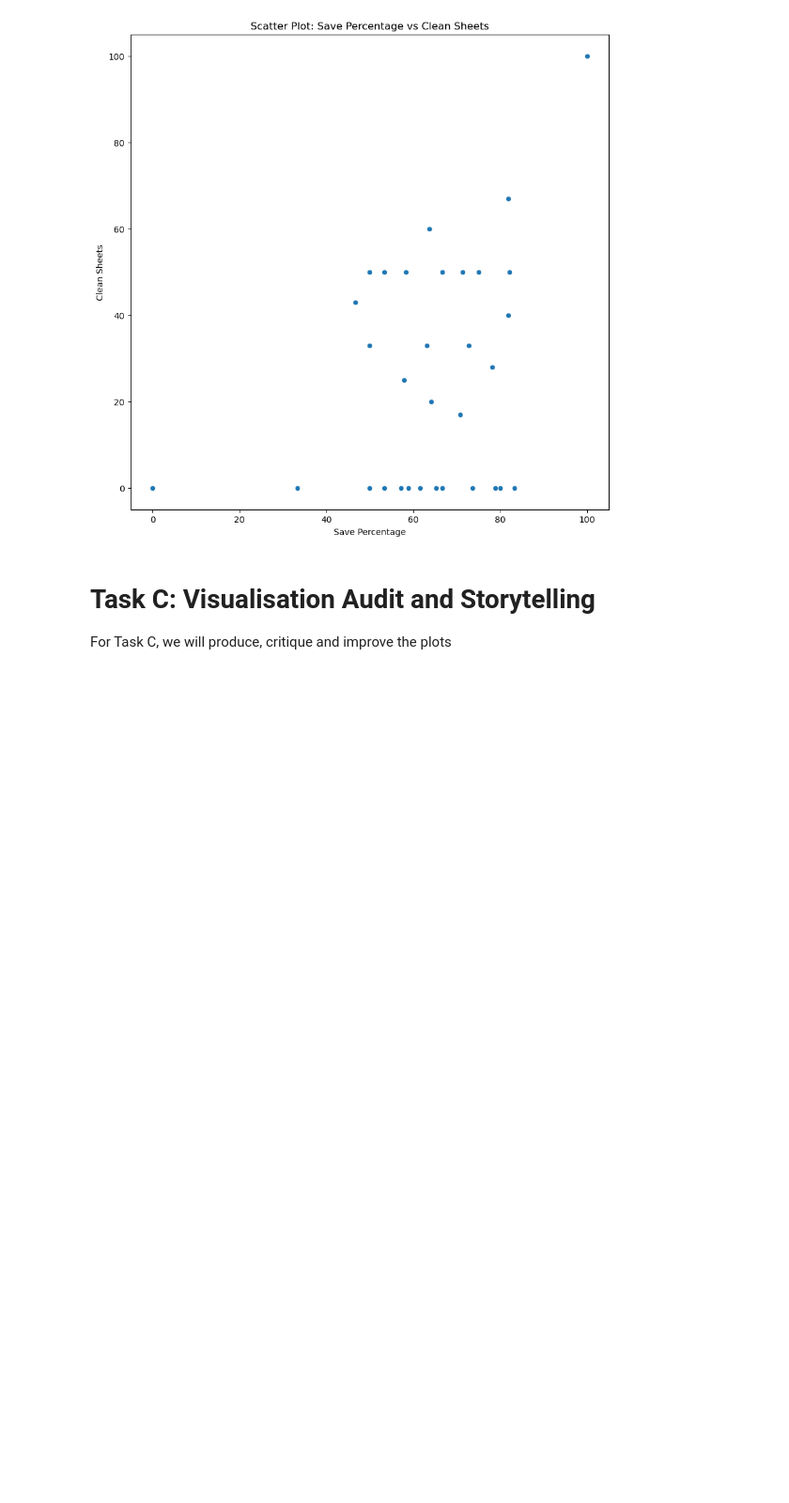
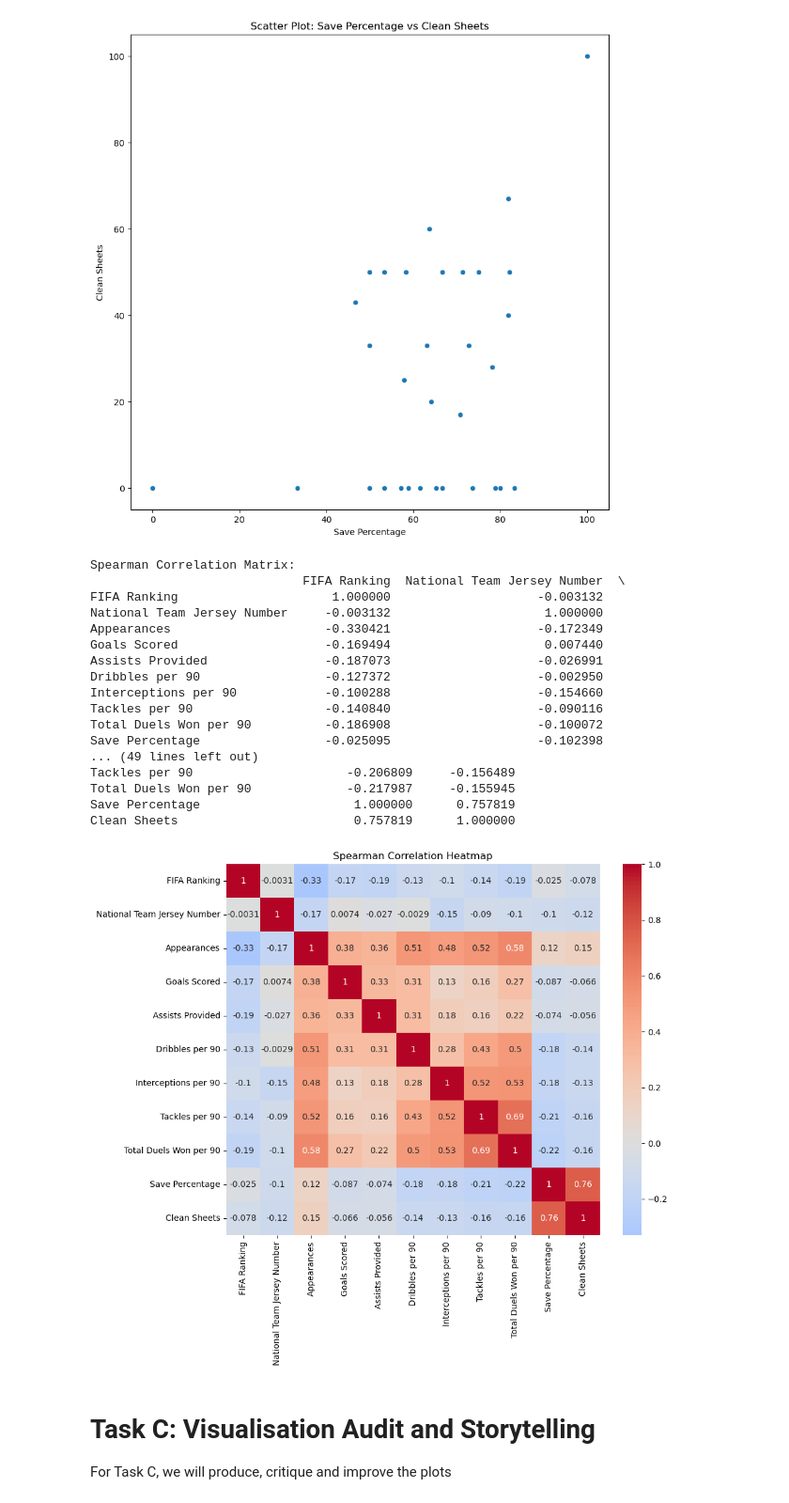
Before and after one commit to SamUM13/UM_WQD7013StatisticsforDS_Assignment1, a Jupyter notebook: 7013_Ass1.ipynb, the cells around one changed output. Shown at 94% size. Saved outputs shown, nothing was run; the diff lists cells and outputs as text; code cells hidden in the pictures; blank space fills up the shorter version.

```diff
--- a/7013_Ass1.ipynb
+++ b/7013_Ass1.ipynb
@@ -677,6 +677,37 @@ plt.show()
 # %% [output]
 ('Save Percentage', 'Clean Sheets')
 [figure]
+# %%
+# Compute Spearman correlation matrix
+spearman_corr = num_df.corr(method="spearman")
+
+print("Spearman Correlation Matrix:")
+print(spearman_corr)
+
+# Visualise as heatmap
+plt.figure(figsize=(10,8))
+seab.heatmap(spearman_corr, annot=True, cmap="coolwarm", center=0)
+plt.title("Spearman Correlation Heatmap")
+plt.show()
+# %% [output]
+Spearman Correlation Matrix:
+                             FIFA Ranking  National Team Jersey Number  \
+FIFA Ranking                     1.000000                    -0.003132
+National Team Jersey Number     -0.003132                     1.000000
+Appearances                     -0.330421                    -0.172349
+Goals Scored                    -0.169494                     0.007440
+Assists Provided                -0.187073                    -0.026991
+Dribbles per 90                 -0.127372                    -0.002950
+Interceptions per 90            -0.100288                    -0.154660
+Tackles per 90                  -0.140840                    -0.090116
+Total Duels Won per 90          -0.186908                    -0.100072
+Save Percentage                 -0.025095                    -0.102398
+... (49 lines left out)
+Tackles per 90                     -0.206809     -0.156489
+Total Duels Won per 90             -0.217987     -0.155945
+Save Percentage                     1.000000      0.757819
+Clean Sheets                        0.757819      1.000000
+[figure, added]
 # %% [markdown]
 # **Task C: Visualisation Audit and Storytelling**
 
```
Also changed, not shown: parts of 3 cells of this notebook.
